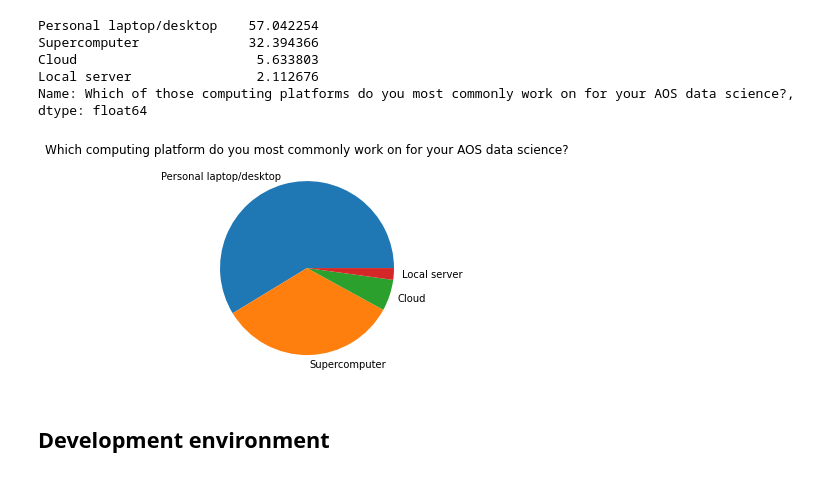
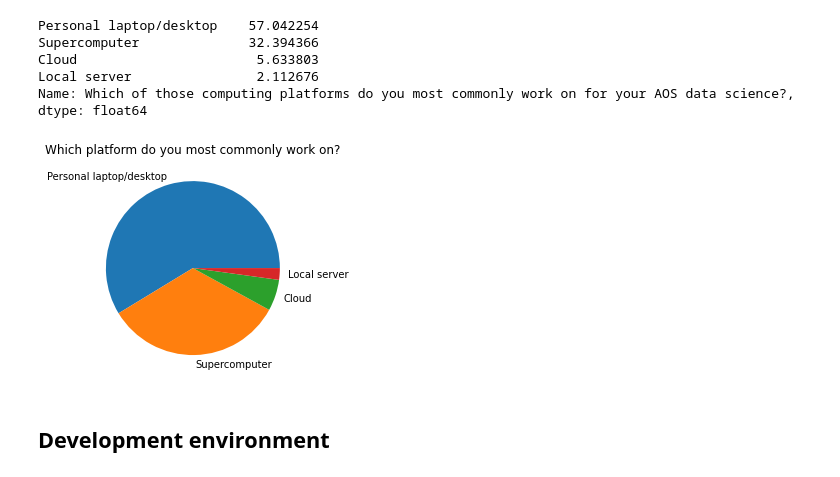
Before and after one commit to PyAOS/pyaos.github.io, a Jupyter notebook: census/census.ipynb, the cells around one changed output. Cells and saved outputs as stored; diff of their text form; code cells hidden in the pictures.

```diff
--- a/census/census.ipynb
+++ b/census/census.ipynb
@@ -436,11 +438,11 @@ Local server                2.112676
 Name: Which of those computing platforms do you most commonly work on for your AOS data science?, dtype: float64
 # %%
 ax = platform_counts.plot.pie()
-ax.set_title('Which computing platform do you most commonly work on for your AOS data science?')
+ax.set_title('Which platform do you most commonly work on?')
 ax.set_ylabel('')
-plt.show()
+plt.savefig('platform.png', bbox_inches='tight', facecolor='white', dpi=300)
 # %% [output]
-[figure, old version]
+[figure, new version]
 # %% [markdown]
 ## Development environment
 # %% [markdown]
```
Also changed, not shown: parts of 10 cells of this notebook.
